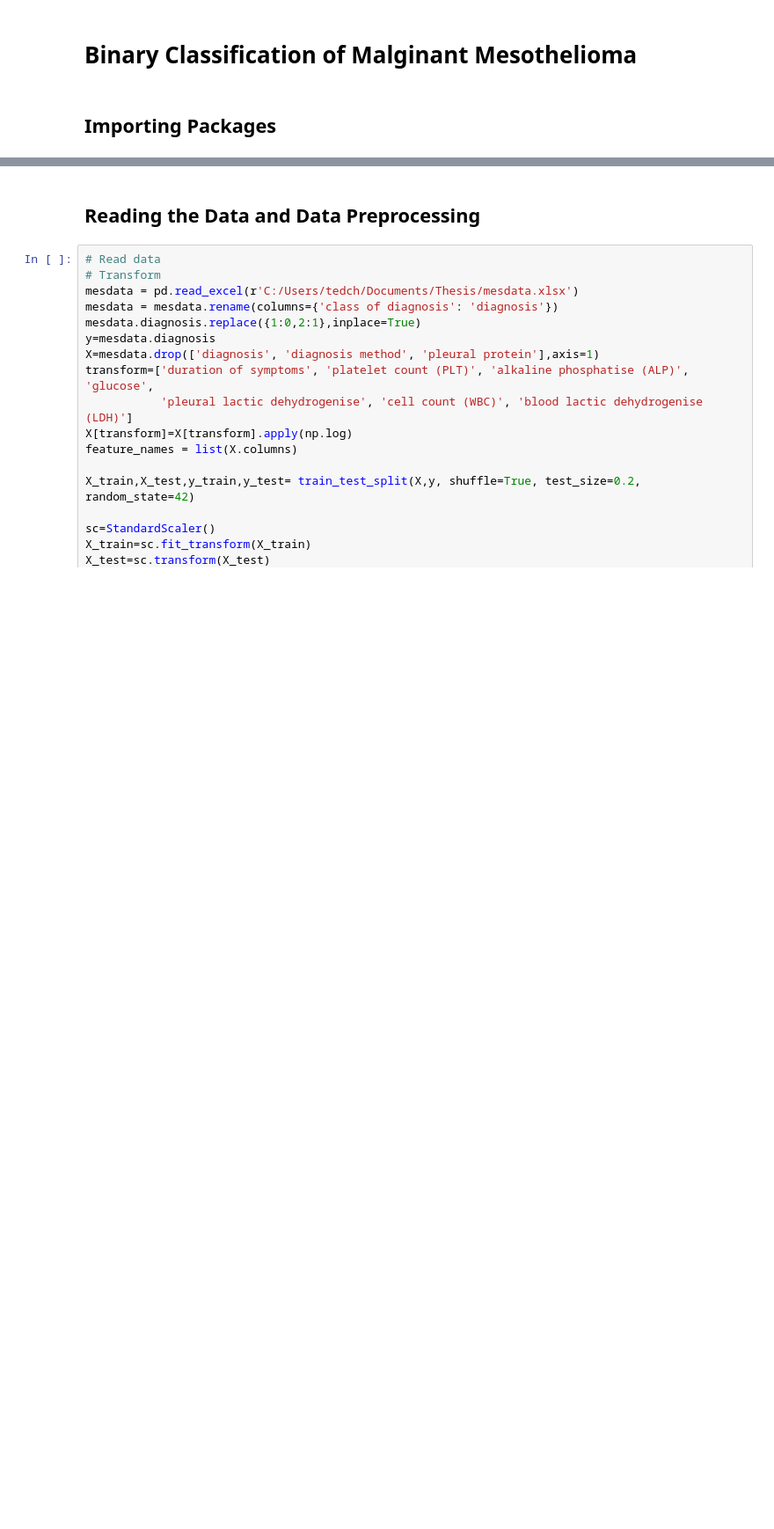
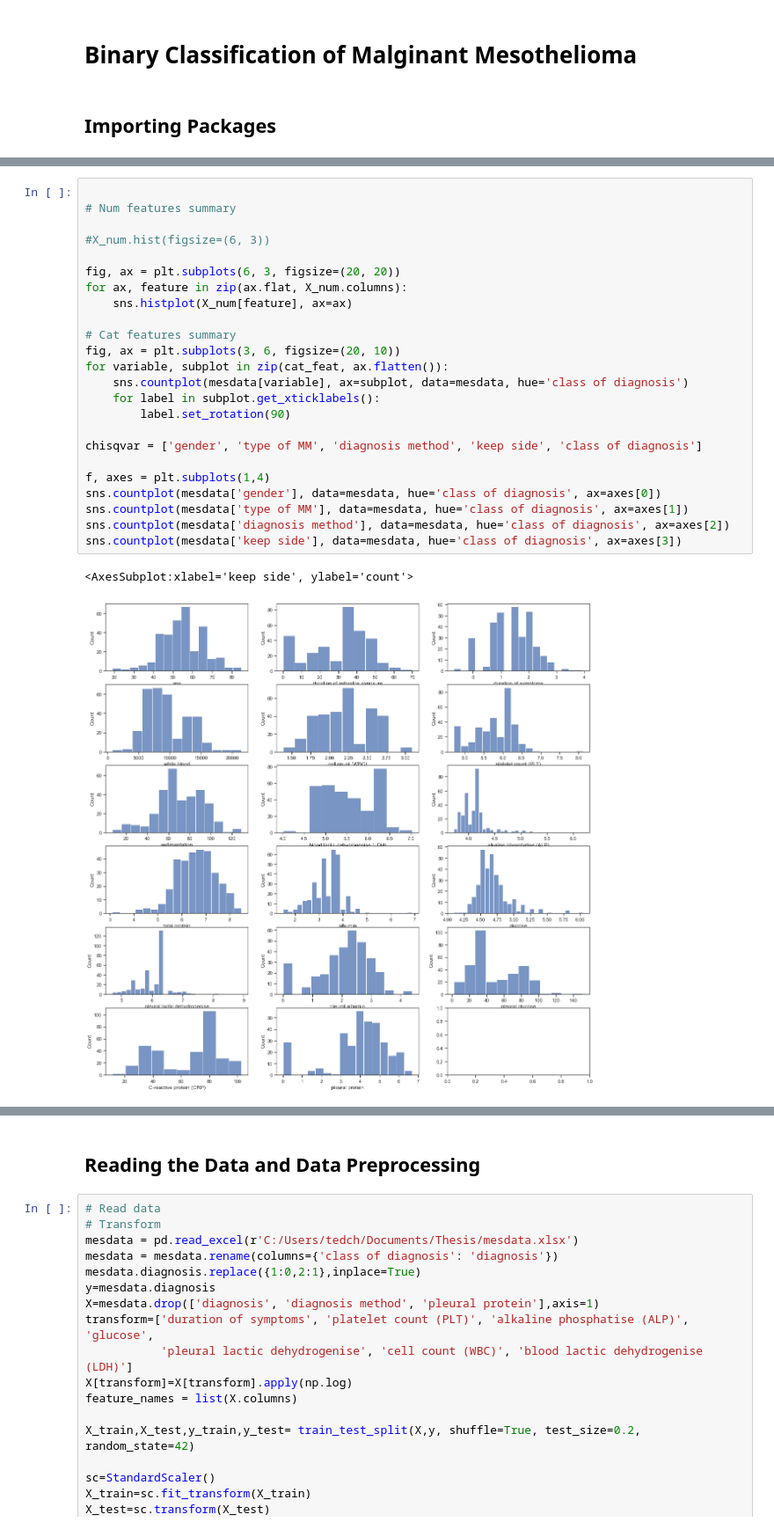
Before and after one commit to Ted0623/thesis_jup, a Jupyter notebook: thesis.ipynb, the cells around one changed output, grey strips where cells are left out. Shown at 88% size. Saved outputs shown, nothing was run; the diff lists cells and outputs as text; blank space fills up the shorter version.

```diff
--- a/thesis.ipynb
+++ b/thesis.ipynb
@@ -38,0 +76,27 @@ import statsmodels.api as sm
+# %%
+
+# Num features summary
+
+#X_num.hist(figsize=(6, 3))
+
+fig, ax = plt.subplots(6, 3, figsize=(20, 20))
+for ax, feature in zip(ax.flat, X_num.columns):
+    sns.histplot(X_num[feature], ax=ax)
+
+# Cat features summary
+fig, ax = plt.subplots(3, 6, figsize=(20, 10))
+for variable, subplot in zip(cat_feat, ax.flatten()):
+    sns.countplot(mesdata[variable], ax=subplot, data=mesdata, hue='class of diagnosis')
+    for label in subplot.get_xticklabels():
+        label.set_rotation(90)
+
+chisqvar = ['gender', 'type of MM', 'diagnosis method', 'keep side', 'class of diagnosis']
+
+f, axes = plt.subplots(1,4)
+sns.countplot(mesdata['gender'], data=mesdata, hue='class of diagnosis', ax=axes[0])
+sns.countplot(mesdata['type of MM'], data=mesdata, hue='class of diagnosis', ax=axes[1])
+sns.countplot(mesdata['diagnosis method'], data=mesdata, hue='class of diagnosis', ax=axes[2])
+sns.countplot(mesdata['keep side'], data=mesdata, hue='class of diagnosis', ax=axes[3])
+# %% [output]
+<AxesSubplot:xlabel='keep side', ylabel='count'>
+[figure, added]
```
Also changed, not shown: parts of 9 cells of this notebook.
